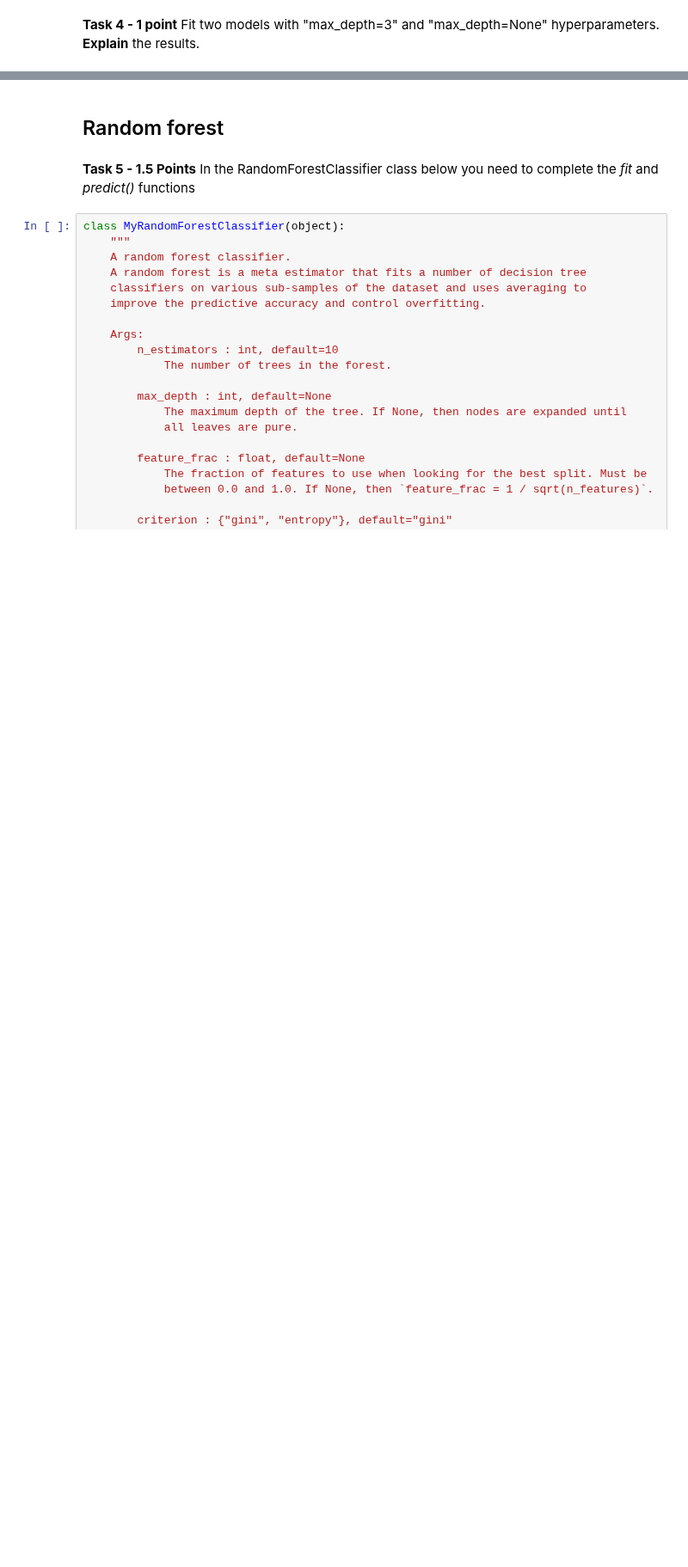
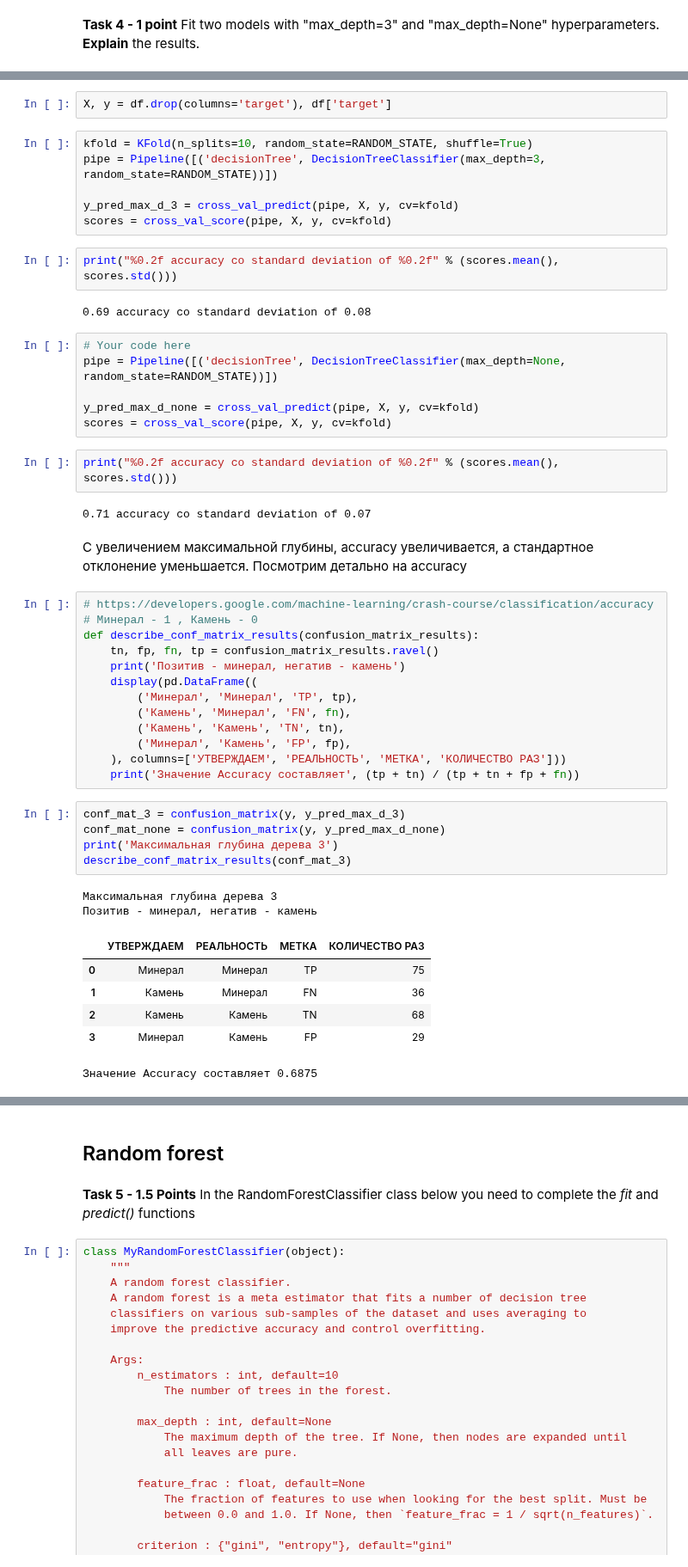
Before and after one commit to githubjeka/ml-intro, a Jupyter notebook: rf_classifier.ipynb, the cells around one changed output, grey strips where cells are left out. Shown at 86% size. Drawn from its saved outputs; the diff is of its cells as text; blank space fills up the shorter version.

```diff
--- a/rf_classifier.ipynb
+++ b/rf_classifier.ipynb
@@ -394,0 +375,51 @@ accuracy_score(y_test, y_pred)
+# %%
+X, y = df.drop(columns='target'), df['target']
+# %%
+kfold = KFold(n_splits=10, random_state=RANDOM_STATE, shuffle=True)
+pipe = Pipeline([('decisionTree', DecisionTreeClassifier(max_depth=3, random_state=RANDOM_STATE))])
+
+y_pred_max_d_3 = cross_val_predict(pipe, X, y, cv=kfold)
+scores = cross_val_score(pipe, X, y, cv=kfold)
+# %%
+print("%0.2f accuracy со standard deviation of %0.2f" % (scores.mean(), scores.std()))
+# %% [output]
+0.69 accuracy со standard deviation of 0.08
+# %%
+# Your code here
+pipe = Pipeline([('decisionTree', DecisionTreeClassifier(max_depth=None, random_state=RANDOM_STATE))])
+
+y_pred_max_d_none = cross_val_predict(pipe, X, y, cv=kfold)
+scores = cross_val_score(pipe, X, y, cv=kfold)
+# %%
+print("%0.2f accuracy со standard deviation of %0.2f" % (scores.mean(), scores.std()))
+# %% [output]
+0.71 accuracy со standard deviation of 0.07
+# %% [markdown]
+С увеличением максимальной глубины, accuracy увеличивается, а стандартное отклонение уменьшается. Посмотрим детально на accuracy
+# %%
+# https://developers.google.com/machine-learning/crash-course/classification/accuracy
+# Минерал - 1 , Камень - 0
+def describe_conf_matrix_results(confusion_matrix_results):
+    tn, fp, fn, tp = confusion_matrix_results.ravel()
+    print('Позитив - минерал, негатив - камень')
+    display(pd.DataFrame((
+        ('Минерал', 'Минерал', 'TP', tp),
+        ('Камень', 'Минерал', 'FN', fn),
+        ('Камень', 'Камень', 'TN', tn),
+        ('Минерал', 'Камень', 'FP', fp),
+    ), columns=['УТВЕРЖДАЕМ', 'РЕАЛЬНОСТЬ', 'МЕТКА', 'КОЛИЧЕСТВО РАЗ']))
+    print('Значение Accuracy составляет', (tp + tn) / (tp + tn + fp + fn))
+# %%
+conf_mat_3 = confusion_matrix(y, y_pred_max_d_3)
+conf_mat_none = confusion_matrix(y, y_pred_max_d_none)
+print('Максимальная глубина дерева 3')
+describe_conf_matrix_results(conf_mat_3)
+# %% [output]
+Максимальная глубина дерева 3
+Позитив - минерал, негатив - камень
+|  | УТВЕРЖДАЕМ | РЕАЛЬНОСТЬ | МЕТКА | КОЛИЧЕСТВО РАЗ |
+| 0 | Минерал | Минерал | TP | 75 |
+| 1 | Камень | Минерал | FN | 36 |
+| 2 | Камень | Камень | TN | 68 |
+| 3 | Минерал | Камень | FP | 29 |
+Значение Accuracy составляет 0.6875
```
Also changed, not shown: parts of 42 cells of this notebook.
